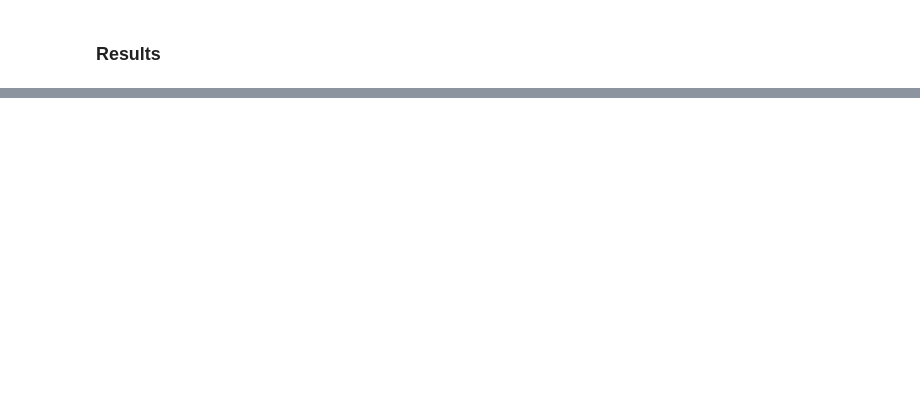
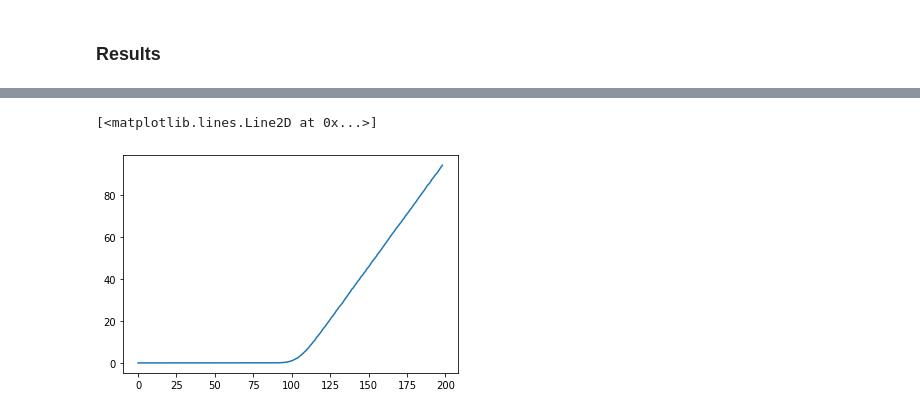
Before and after one commit to IGRDA/TFM, a Jupyter notebook: TFM_INAKI.ipynb, the cells around one changed output, grey strips where cells are left out. Saved outputs shown, nothing was run; the diff lists cells and outputs as text; code cells hidden in the pictures; blank space fills up the shorter version.

```diff
--- a/TFM_INAKI.ipynb
+++ b/TFM_INAKI.ipynb
@@ -290,0 +333,5 @@ pd.DataFrame.from_dict(data)
+# %%
+plt.plot([merton_model.mcPricer(K=K,r=r,T=T,S0=s,payoff="call",N=10000)[0] for s in range(1,200)])
+# %% [output]
+[<matplotlib.lines.Line2D at 0x...>]
+[figure, added]
```
Also changed, not shown: parts of 21 cells of this notebook, 3 other files.
